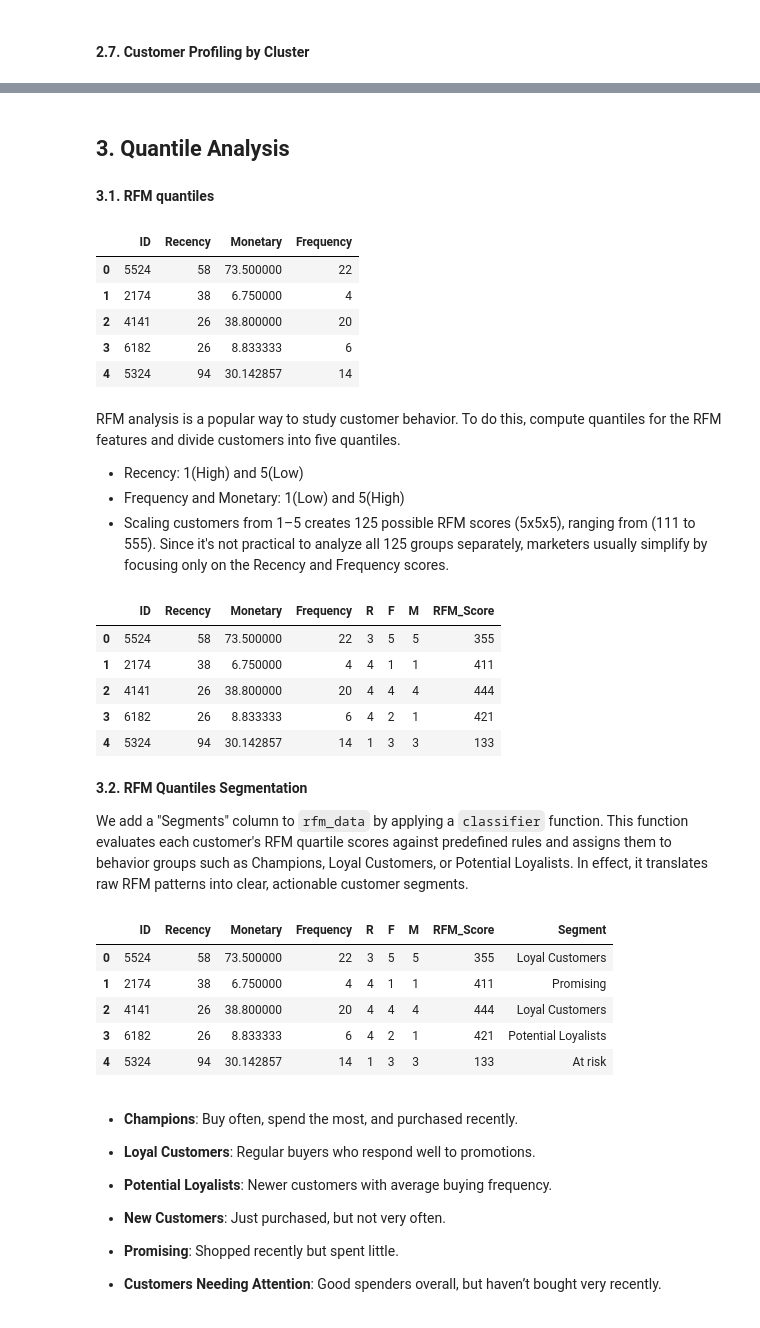
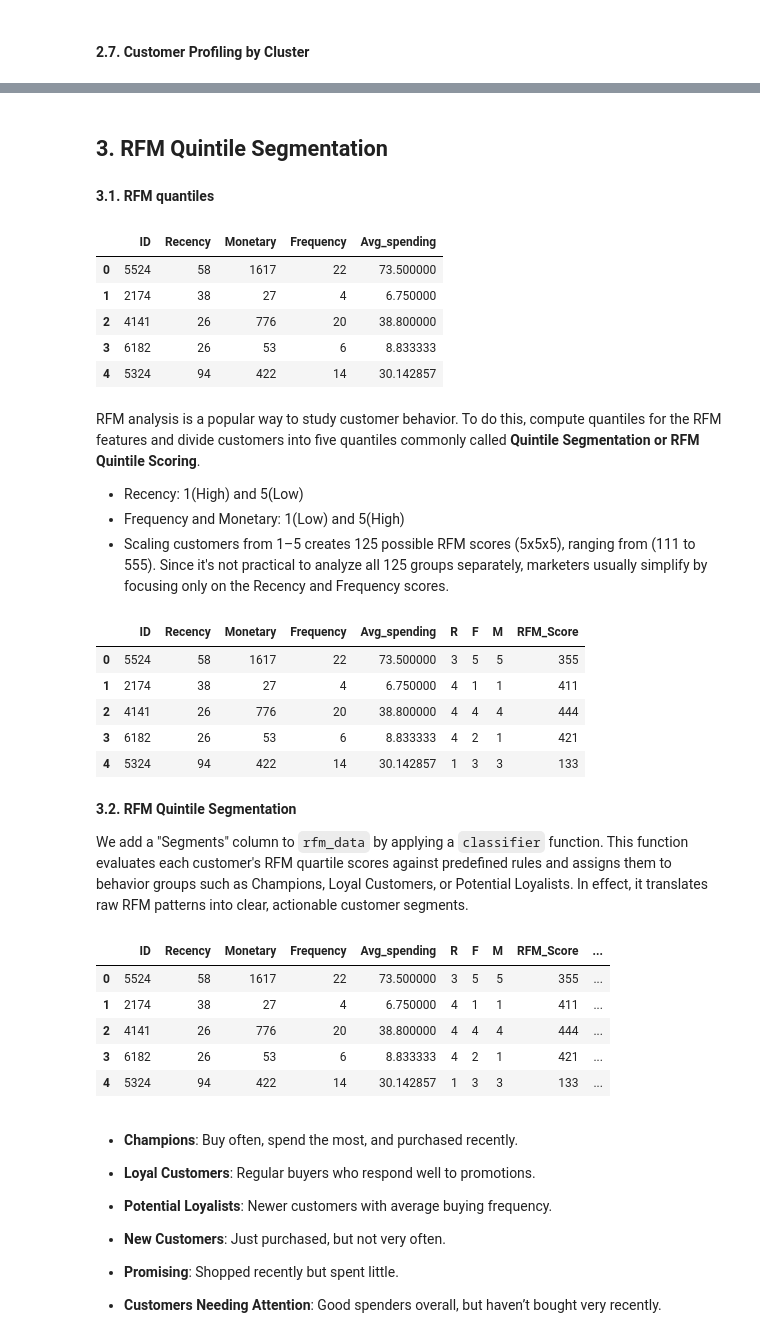
Before and after one commit to annugit1655/Customer-Behaviour-Analysis-with-CLTV, a Jupyter notebook: notebooks/02-RFM-Segmentation.ipynb, the cells around one changed output, grey strips where cells are left out. Cells and saved outputs as stored; diff of their text form; code cells hidden in the pictures.

```diff
--- a/notebooks/02-RFM-Segmentation.ipynb
+++ b/notebooks/02-RFM-Segmentation.ipynb
@@ -826,7 +822,7 @@ Overall Revenue per Customer: 607.5474254742547
 | **Diamond** | Only 12.24% customers but 35.62% revenue | Highest frequency, monetary value, and revenue per customer | VIP retention, personalized offers, and exclusive benefits |
 | **Overall** | **32.93% of customers generate 73.84% of revenue** | Revenue is highly concentrated among Gold and Diamond customers | Prioritize retention of high-value customers while upgrading Silver and reactivating Bronze |
 # %% [markdown]
-## **3. Quantile Analysis**
+## **3.  RFM Quintile Segmentation**
 # %% [markdown]
 **3.1. RFM quantiles**
 # %%
@@ -849,19 +845,19 @@ rfm_data = rfm_data.assign(
 )
 # compute average spending per transaction
 rfm_data = rfm_data.assign(
-    Monetary=rfm_data['Monetary']/rfm_data['Frequency']
+    Avg_spending = rfm_data['Monetary']/rfm_data['Frequency']
 )
 
 rfm_data.head()
 # %% [output]
-|  | ID | Recency | Monetary | Frequency |
-| 0 | 5524 | 58 | 73.500000 | 22 |
-| 1 | 2174 | 38 | 6.750000 | 4 |
-| 2 | 4141 | 26 | 38.800000 | 20 |
-| 3 | 6182 | 26 | 8.833333 | 6 |
-| 4 | 5324 | 94 | 30.142857 | 14 |
+|  | ID | Recency | Monetary | Frequency | Avg_spending |
+| 0 | 5524 | 58 | 1617 | 22 | 73.500000 |
+| 1 | 2174 | 38 | 27 | 4 | 6.750000 |
+| 2 | 4141 | 26 | 776 | 20 | 38.800000 |
+| 3 | 6182 | 26 | 53 | 6 | 8.833333 |
+| 4 | 5324 | 94 | 422 | 14 | 30.142857 |
 # %% [markdown]
-RFM analysis is a popular way to study customer behavior. To do this, compute quantiles for the RFM features and divide customers into five quantiles.
+RFM analysis is a popular way to study customer behavior. To do this, compute quantiles for the RFM features and divide customers into five quantiles commonly called **Quintile Segmentation or RFM Quintile Scoring**.
 
 - Recency: 1(High) and 5(Low)
 - Frequency and Monetary: 1(Low) and 5(High)
@@ -911,41 +907,41 @@ display(rfm_data.head())
 
 # Now you have quantile-based RFM scores for segmentation
 # %% [output]
-|  | ID | Recency | Monetary | Frequency | R | F | M | RFM_Score |
-| 0 | 5524 | 58 | 73.500000 | 22 | 3 | 5 | 5 | 355 |
-| 1 | 2174 | 38 | 6.750000 | 4 | 4 | 1 | 1 | 411 |
-| 2 | 4141 | 26 | 38.800000 | 20 | 4 | 4 | 4 | 444 |
-| 3 | 6182 | 26 | 8.833333 | 6 | 4 | 2 | 1 | 421 |
-| 4 | 5324 | 94 | 30.142857 | 14 | 1 | 3 | 3 | 133 |
+|  | ID | Recency | Monetary | Frequency | Avg_spending | R | F | M | RFM_Score |
+| 0 | 5524 | 58 | 1617 | 22 | 73.500000 | 3 | 5 | 5 | 355 |
+| 1 | 2174 | 38 | 27 | 4 | 6.750000 | 4 | 1 | 1 | 411 |
+| 2 | 4141 | 26 | 776 | 20 | 38.800000 | 4 | 4 | 4 | 444 |
+| 3 | 6182 | 26 | 53 | 6 | 8.833333 | 4 | 2 | 1 | 421 |
+| 4 | 5324 | 94 | 422 | 14 | 30.142857 | 1 | 3 | 3 | 133 |
 # %% [markdown]
-**3.2. RFM Quantiles Segmentation**
+**3.2. RFM Quintile Segmentation**
 
 We add a "Segments" column to `rfm_data` by applying a `classifier` function. This function evaluates each customer's RFM quartile scores against predefined rules and assigns them to behavior groups such as Champions, Loyal Customers, or Potential Loyalists. In effect, it translates raw RFM patterns into clear, actionable customer segments.
 # %%
 # creating five quartiles based on recency and frequency metrics, excluding monetary
 RF_segmentation_map = {
     r'[1-2][1-2]': 'Hibernating',
     r'[1-2][3-4]': 'At risk',
     r'[1-2]5': 'Can\'t loose',
     r'3[1-2]': 'About to sleep',
     r'33': 'Need Attention',
     r'[3-4][4-5]': 'Loyal Customers',
     r'41': 'Promising',
     r'51': 'New Customers',
     r'[4-5][2-3]': 'Potential Loyalists',
     r'5[4-5]': 'Champions'
 }
 
-rfm_data['Segment'] = rfm_data['R'].map(str) + rfm_data['F'].map(str)
-rfm_data['Segment'] = rfm_data['Segment'].replace(RF_segmentation_map, regex=True)
+rfm_data['RFM_score_segment'] = rfm_data['R'].map(str) + rfm_data['F'].map(str)
+rfm_data['RFM_score_segment'] = rfm_data['RFM_score_segment'].replace(RF_segmentation_map, regex=True)
 rfm_data.head()
 # %% [output]
-|  | ID | Recency | Monetary | Frequency | R | F | M | RFM_Score | Segment |
-| 0 | 5524 | 58 | 73.500000 | 22 | 3 | 5 | 5 | 355 | Loyal Customers |
-| 1 | 2174 | 38 | 6.750000 | 4 | 4 | 1 | 1 | 411 | Promising |
-| 2 | 4141 | 26 | 38.800000 | 20 | 4 | 4 | 4 | 444 | Loyal Customers |
-| 3 | 6182 | 26 | 8.833333 | 6 | 4 | 2 | 1 | 421 | Potential Loyalists |
-| 4 | 5324 | 94 | 30.142857 | 14 | 1 | 3 | 3 | 133 | At risk |
+|  | ID | Recency | Monetary | Frequency | Avg_spending | R | F | M | RFM_Score | ... |
+| 0 | 5524 | 58 | 1617 | 22 | 73.500000 | 3 | 5 | 5 | 355 | ... |
+| 1 | 2174 | 38 | 27 | 4 | 6.750000 | 4 | 1 | 1 | 411 | ... |
+| 2 | 4141 | 26 | 776 | 20 | 38.800000 | 4 | 4 | 4 | 444 | ... |
+| 3 | 6182 | 26 | 53 | 6 | 8.833333 | 4 | 2 | 1 | 421 | ... |
+| 4 | 5324 | 94 | 422 | 14 | 30.142857 | 1 | 3 | 3 | 133 | ... |
 # %% [markdown]
 - **Champions**: Buy often, spend the most, and purchased recently.
 
```
Also changed, not shown: parts of 13 cells of this notebook, 1 other file.
